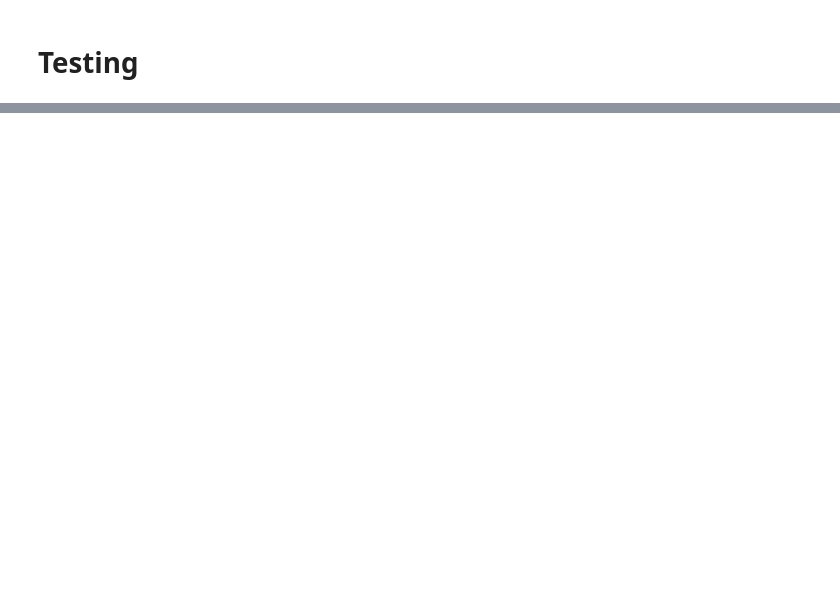
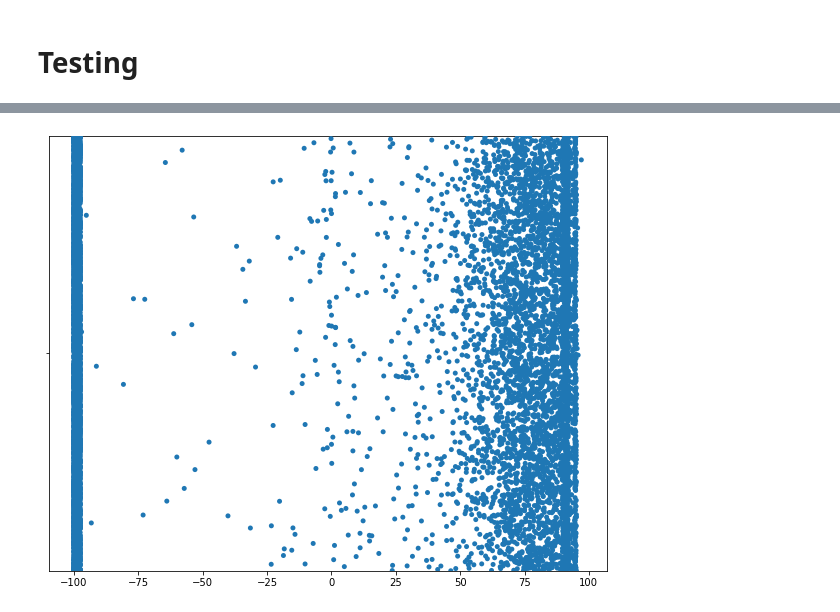
Before and after one commit to agarwalmanvi/gennzoo, a Jupyter notebook: SuperSpike + MNIST.ipynb, the cells around one changed output, grey strips where cells are left out. Drawn from its saved outputs; the diff is of its cells as text; code cells hidden in the pictures; blank space fills up the shorter version.

Commit message:
update superspike mnist notebook

```diff
--- a/SuperSpike + MNIST.ipynb
+++ b/SuperSpike + MNIST.ipynb
@@ -445,11 +459,11 @@ inp2hid_to_test = inp2hid.vars["w"].view[:].flatten()
 model.pull_var_from_device("hid2out", "w")
 hid2out_to_test = hid2out.vars["w"].view[:].flatten()
 # %%
-with open("record_avgsqerr.pkl", "wb") as f:
+with open("record_avgsqerr_l.pkl", "wb") as f:
     pkl.dump(record_avgsqerr, f)
-with open("inp2hid_to_test.pkl", "wb") as f:
+with open("inp2hid_to_test_l.pkl", "wb") as f:
     pkl.dump(inp2hid_to_test, f)
-with open("hid2out_to_test.pkl", "wb") as f:
+with open("hid2out_to_test_l.pkl", "wb") as f:
     pkl.dump(hid2out_to_test, f)
 # %% [markdown]
 # Plot error
@@ -467,3 +489,8 @@ plt.show()
+# %%
+with open("inp2hid_to_test.pkl", "rb") as f:
+    inp2hid_to_test = pkl.load(f)
+with open("hid2out_to_test.pkl", "rb") as f:
+    hid2out_to_test = pkl.load(f)
 # %%
 ssa_input_init = {"startSpike": test_start_spike,
                   "endSpike": test_end_spike,
@@ -550,0 +578,14 @@ Accuracy: 0.007
+# %%
+import pickle as pkl
+import matplotlib.pyplot as plt
+import seaborn as sns
+
+fname = "./mnist_save/hid2out_to_test.pkl"
+with open(fname, "rb") as f:
+    wts = pkl.load(f)
+
+fig, ax = plt.subplots(figsize=(10,8))
+# ax.scatter([1]*len(wts), wts)
+ax = sns.stripplot(ax=ax, x=wts, jitter=0.5)
+# %% [output]
+[figure, added]
```
Also changed, not shown: parts of 12 cells of this notebook.
